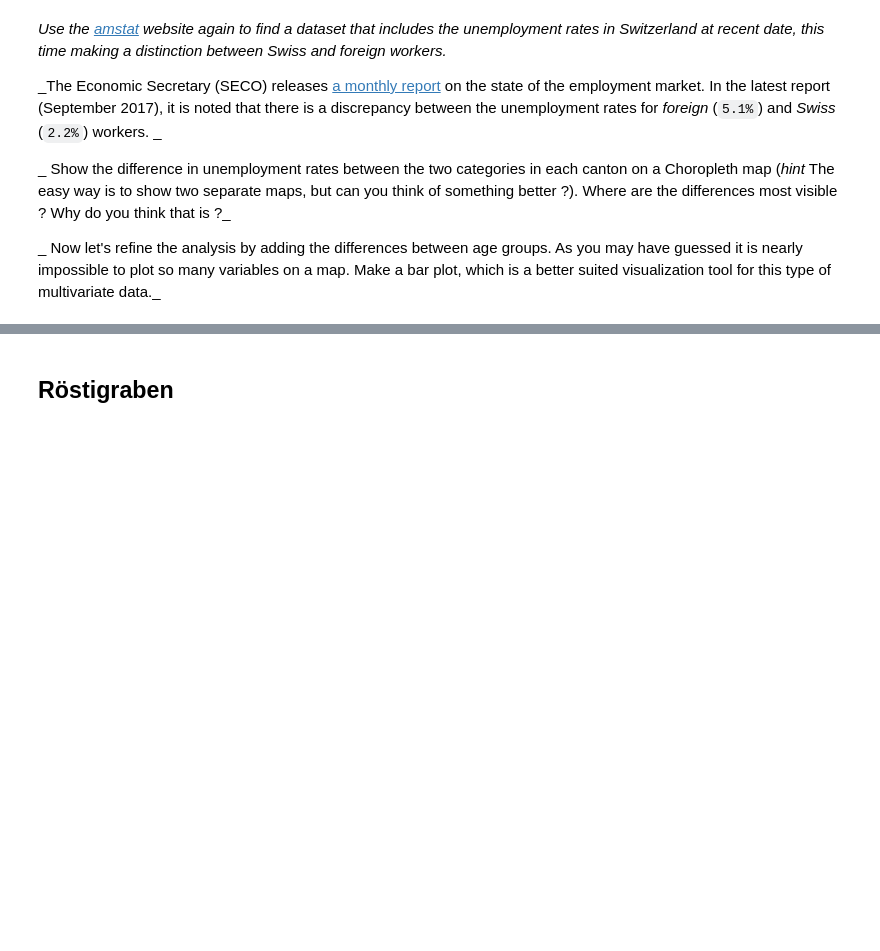
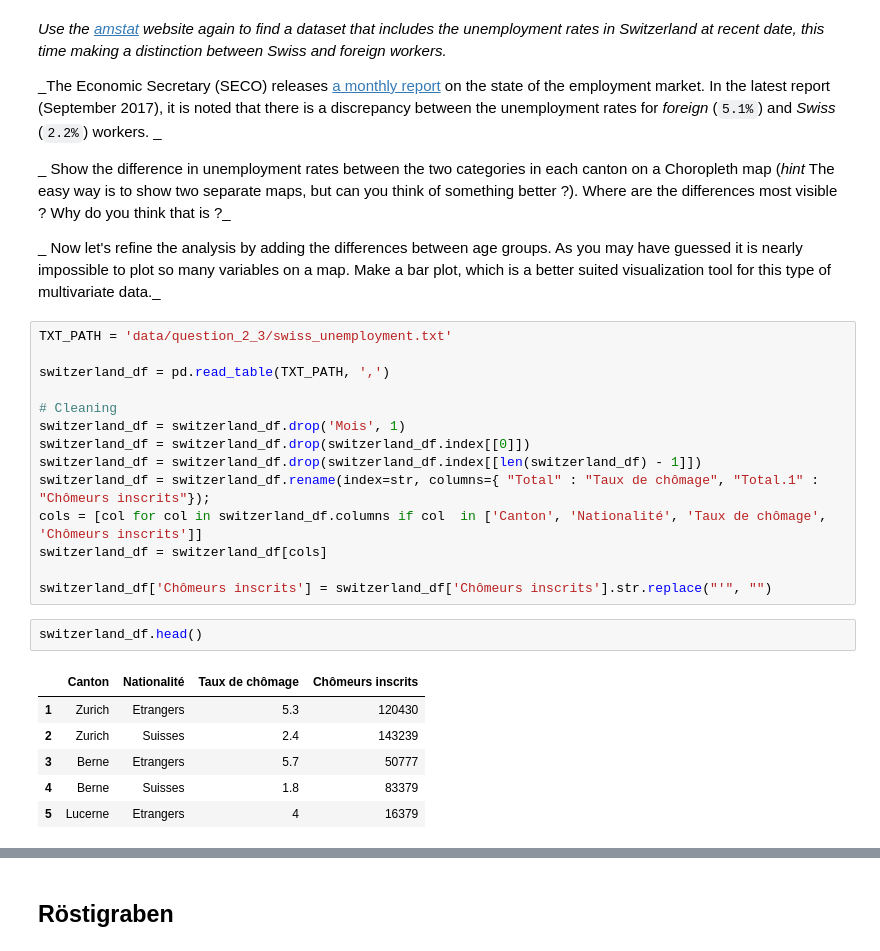
Before and after one commit to julied20/ada-2017, a Jupyter notebook: Homeworks/Homework03/Homework03.ipynb, the cells around one changed output, grey strips where cells are left out. Saved outputs shown, nothing was run; the diff lists cells and outputs as text; blank space fills up the shorter version.

```diff
--- a/Homeworks/Homework03/Homework03.ipynb
+++ b/Homeworks/Homework03/Homework03.ipynb
@@ -147,3 +140,26 @@ _Use the [amstat](https://www.amstat.ch) website again to find a dataset that in
   _ Show the difference in unemployment rates between the two categories in each canton on a Choropleth map (*hint* The easy way is to show two separate maps, but can you think of something better ?). Where are the differences most visible ? Why do you think that is ?_
 
   _ Now let's refine the analysis by adding the differences between age groups. As you may have guessed it is nearly impossible to plot so many variables on a map. Make a bar plot, which is a better suited visualization tool for this type of multivariate data._
+# %%
+TXT_PATH = 'data/question_2_3/swiss_unemployment.txt'
+
+switzerland_df = pd.read_table(TXT_PATH, ',')
+
+# Cleaning
+switzerland_df = switzerland_df.drop('Mois', 1)
+switzerland_df = switzerland_df.drop(switzerland_df.index[[0]])
+switzerland_df = switzerland_df.drop(switzerland_df.index[[len(switzerland_df) - 1]])
+switzerland_df = switzerland_df.rename(index=str, columns={ "Total" : "Taux de chômage", "Total.1" : "Chômeurs inscrits"});
+cols = [col for col in switzerland_df.columns if col  in ['Canton', 'Nationalité', 'Taux de chômage', 'Chômeurs inscrits']]
+switzerland_df = switzerland_df[cols]
+
+switzerland_df['Chômeurs inscrits'] = switzerland_df['Chômeurs inscrits'].str.replace("'", "")
+# %%
+switzerland_df.head()
+# %% [output]
+|  | Canton | Nationalité | Taux de chômage | Chômeurs inscrits |
+| 1 | Zurich | Etrangers | 5.3 | 120430 |
+| 2 | Zurich | Suisses | 2.4 | 143239 |
+| 3 | Berne | Etrangers | 5.7 | 50777 |
+| 4 | Berne | Suisses | 1.8 | 83379 |
+| 5 | Lucerne | Etrangers | 4 | 16379 |
```
Also changed, not shown: parts of 14 cells of this notebook.
